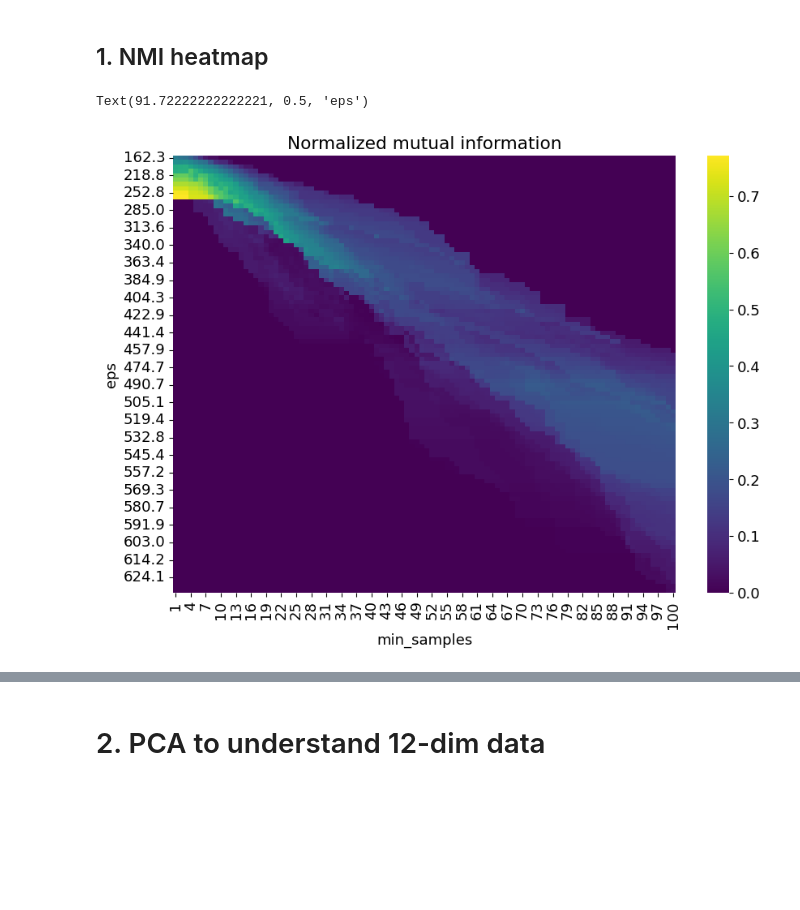
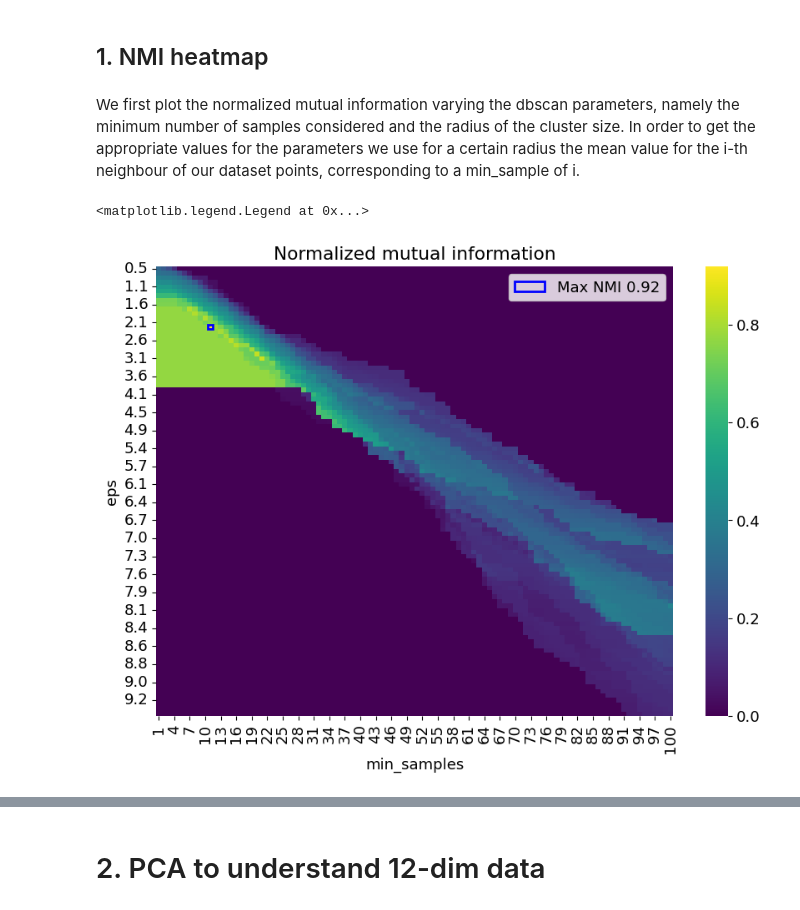
Before and after one commit to Lorycav/LCP_mod_B, a Jupyter notebook: Ex2/group2406_exercise02.ipynb, the cells around one changed output, grey strips where cells are left out. Cells and saved outputs as stored; diff of their text form; code cells hidden in the pictures; blank space fills up the shorter version.

Commit message:
First part with comments

```diff
--- a/Ex2/group2406_exercise02.ipynb
+++ b/Ex2/group2406_exercise02.ipynb
@@ -87,7 +87,7 @@ np.random.seed(0)
 n_samples = N
 
 # visualization on the plane
-n_components = 2
+n_components = 3
 
 # perplexity parameters
 perplexities = [2, 4, 8, 16, 32]
@@ -144,7 +144,7 @@ Time for the fit with perplexity = 32: 2.20 s
 X_all = [None]
 
 # fixed perplexity
-perplexity= 8
+perplexity= 16
 
 for i in range(5):
     np.random.seed(i)
@@ -302,14 +302,17 @@ plt.show()
 # %% [markdown]
 ## 1. NMI heatmap
+# %% [markdown]
+We first plot the normalized mutual information varying the dbscan parameters, namely the minimum number of samples considered and the radius of the cluster size. In order to get the appropriate values for the parameters we use for a certain radius the mean value for the i-th neighbour of our dataset points, corresponding to a min_sample of i.
 # %%
+from sklearn import metrics
 # number of nearest neighbors
 nn = 100
 
 # fitting the algorithm on our data
-nbrs = NearestNeighbors(n_neighbors=nn+1).fit(x) #, algorithm='ball_tree'
+nbrs = NearestNeighbors(n_neighbors=nn+1).fit(X2D) #, algorithm='ball_tree'
 
 # retrieving distances matrix for every point from every i-th neighbor
-d, ind = nbrs.kneighbors(x)
+d, ind = nbrs.kneighbors(X2D)
 # transposing the distances matrix
 # note: dd[0] has a trivial set of zeros
 dd=d.T
@@ -330,23 +333,38 @@ i,j=0,0
 nmi=1
 
 hmap=np.ones((DIMX,DIMY)) #define default heatmap
+hmapred=np.zeros((DIMX,DIMY)) #define default heatmap
 
 for i, eps in enumerate(eps_range):
     for j, min_samples in enumerate(min_sample_range):
         model = DBSCAN(eps=eps, min_samples=min_samples)
-        model.fit(X)
+        model.fit(X2D)
         y_hat = model.labels_
-        nmi=NMI(y_hat, y_true)
+        clustnumb=(len(set(y_hat))==3)
+        nmi=metrics.normalized_mutual_info_score(y_hat, y_true)
         hmap[i,j]=nmi
+        if clustnumb:
+            hmapred[i,j]=nmi
 # %%
 import seaborn as sns
 import pandas as pd
+from matplotlib.patches import Rectangle
+
+
 htmap=pd.DataFrame(data=hmap,index=np.round(eps_range,1),columns=min_sample_range)
 fig,ax=plt.subplots(figsize=(10,7))
+sns.heatmap(htmap,cmap="viridis")
 ax.set_title("Normalized mutual information")
-sns.heatmap(htmap,cmap="viridis")
+maxvall=htmap.idxmax(axis=0)
 plt.xlabel('min_samples')
 plt.ylabel('eps')
+#sns.lineplot(x=min_sample_range, y=maxval)
+
+maxval=htmap.max(axis=0).max()
+i,c=np.where(htmap==maxval)
+
+ax.add_patch(Rectangle((c,i),1,1, fill=False, edgecolor='blue', lw=2,label='Max NMI {0}'.format(np.round(maxval,2))))
+ax.legend(loc='best')
 # %% [output]
-Text(91.72222222222221, 0.5, 'eps')
+<matplotlib.legend.Legend at 0x...>
-[figure, old version]
+[figure, new version]
```
Also changed, not shown: parts of 5 cells of this notebook.
